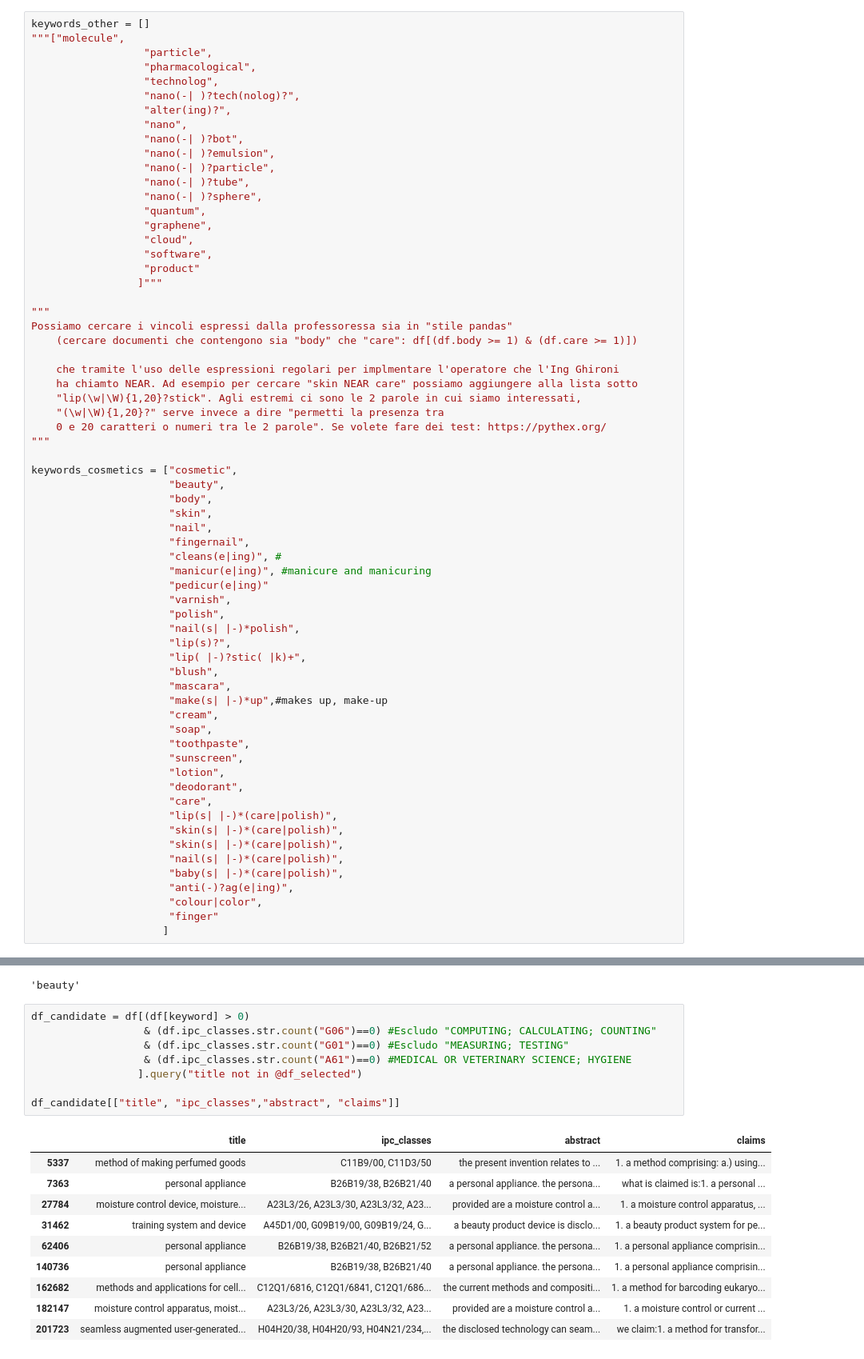
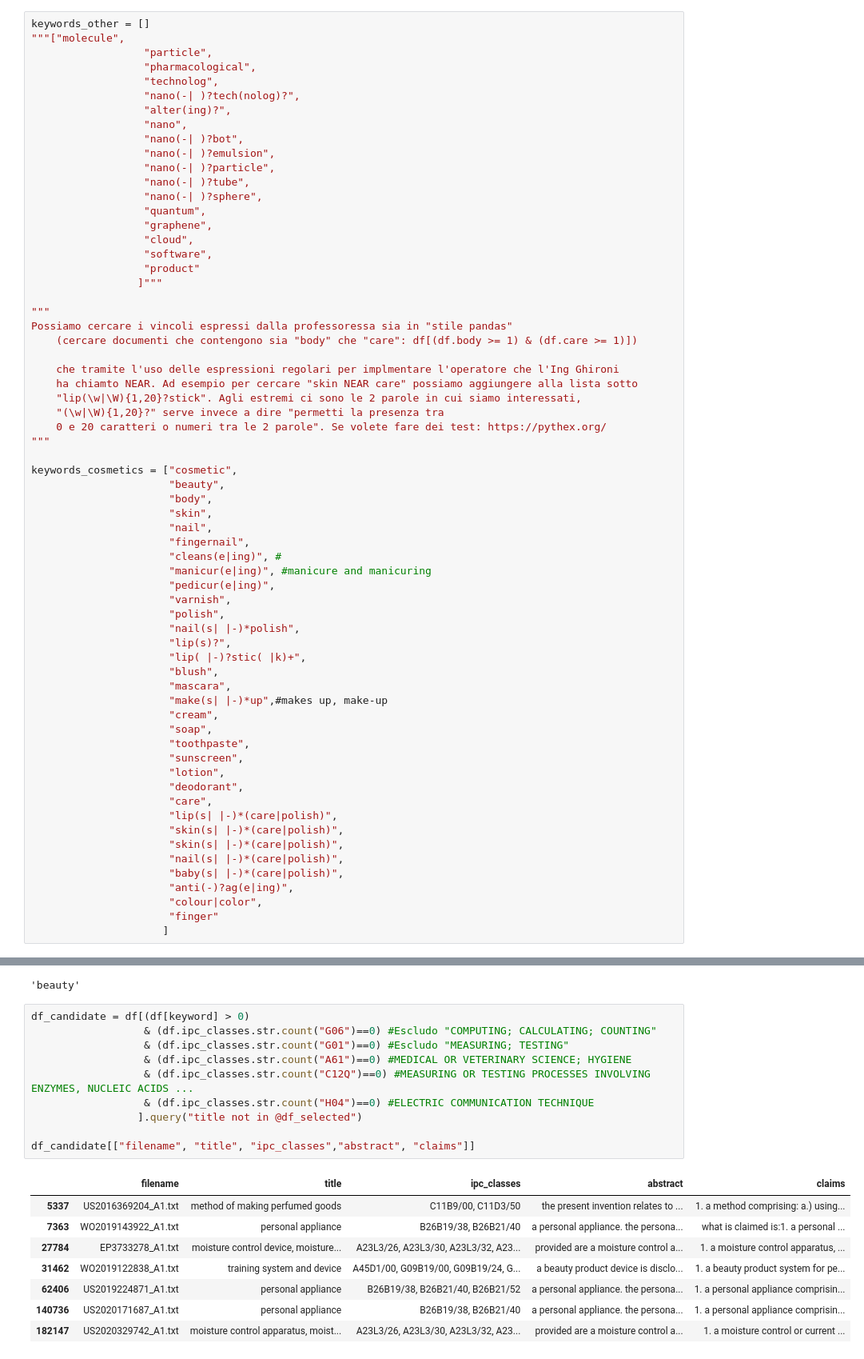
Before and after one commit to cri98li/Strategic-and-Competitive-Inteligence-project-UNIPI, a Jupyter notebook: 2a deadline/Step 5 v3.ipynb, the cells around one changed output, grey strips where cells are left out. Shown at 80% size. Cells and saved outputs as stored; diff of their text form.

```diff
--- a/2a deadline/Step 5 v3.ipynb
+++ b/2a deadline/Step 5 v3.ipynb
@@ -76,7 +76,7 @@ keywords_cosmetics = ["cosmetic",
                       "fingernail",
                       "cleans(e|ing)", #
                       "manicur(e|ing)", #manicure and manicuring
-                      "pedicur(e|ing)"
+                      "pedicur(e|ing)",
                       "varnish",
                       "polish",
                       "nail(s| |-)*polish",
@@ -249,22 +258,22 @@ keyword
 # %%
 df_candidate = df[(df[keyword] > 0)
                   & (df.ipc_classes.str.count("G06")==0) #Escludo "COMPUTING; CALCULATING; COUNTING"
                   & (df.ipc_classes.str.count("G01")==0) #Escludo "MEASURING; TESTING"
                   & (df.ipc_classes.str.count("A61")==0) #MEDICAL OR VETERINARY SCIENCE; HYGIENE
+                  & (df.ipc_classes.str.count("C12Q")==0) #MEASURING OR TESTING PROCESSES INVOLVING ENZYMES, NUCLEIC ACIDS ...
+                  & (df.ipc_classes.str.count("H04")==0) #ELECTRIC COMMUNICATION TECHNIQUE
                  ].query("title not in @df_selected")
 
-df_candidate[["title", "ipc_classes","abstract", "claims"]]
+df_candidate[["filename", "title", "ipc_classes","abstract", "claims"]]
 # %% [output]
-|  | title | ipc_classes | abstract | claims |
-| 5337 | method of making perfumed goods | C11B9/00, C11D3/50 | the present invention relates to ... | 1. a method comprising: a.) using... |
-| 7363 | personal appliance | B26B19/38, B26B21/40 | a personal appliance. the persona... | what is claimed is:1. a personal ... |
-| 27784 | moisture control device, moisture... | A23L3/26, A23L3/30, A23L3/32, A23... | provided are a moisture control a... | 1. a moisture control apparatus, ... |
-| 31462 | training system and device | A45D1/00, G09B19/00, G09B19/24, G... | a beauty product device is disclo... | 1. a beauty product system for pe... |
-| 62406 | personal appliance | B26B19/38, B26B21/40, B26B21/52 | a personal appliance. the persona... | 1. a personal appliance comprisin... |
-| 140736 | personal appliance | B26B19/38, B26B21/40 | a personal appliance. the persona... | 1. a personal appliance comprisin... |
-| 162682 | methods and applications for cell... | C12Q1/6816, C12Q1/6841, C12Q1/686... | the current methods and compositi... | 1. a method for barcoding eukaryo... |
-| 182147 | moisture control apparatus, moist... | A23L3/26, A23L3/30, A23L3/32, A23... | provided are a moisture control a... | 1. a moisture control or current ... |
-| 201723 | seamless augmented user-generated... | H04H20/38, H04H20/93, H04N21/234,... | the disclosed technology can seam... | we claim:1. a method for transfor... |
+|  | filename | title | ipc_classes | abstract | claims |
+| 5337 | US2016369204_A1.txt | method of making perfumed goods | C11B9/00, C11D3/50 | the present invention relates to ... | 1. a method comprising: a.) using... |
+| 7363 | WO2019143922_A1.txt | personal appliance | B26B19/38, B26B21/40 | a personal appliance. the persona... | what is claimed is:1. a personal ... |
+| 27784 | EP3733278_A1.txt | moisture control device, moisture... | A23L3/26, A23L3/30, A23L3/32, A23... | provided are a moisture control a... | 1. a moisture control apparatus, ... |
+| 31462 | WO2019122838_A1.txt | training system and device | A45D1/00, G09B19/00, G09B19/24, G... | a beauty product device is disclo... | 1. a beauty product system for pe... |
+| 62406 | US2019224871_A1.txt | personal appliance | B26B19/38, B26B21/40, B26B21/52 | a personal appliance. the persona... | 1. a personal appliance comprisin... |
+| 140736 | US2020171687_A1.txt | personal appliance | B26B19/38, B26B21/40 | a personal appliance. the persona... | 1. a personal appliance comprisin... |
+| 182147 | US2020329742_A1.txt | moisture control apparatus, moist... | A23L3/26, A23L3/30, A23L3/32, A23... | provided are a moisture control a... | 1. a moisture control or current ... |
 # %%
 df_selected = pd.concat([df_selected, df_candidate])
 len(df_selected)
```
Also changed, not shown: parts of 21 cells of this notebook.
